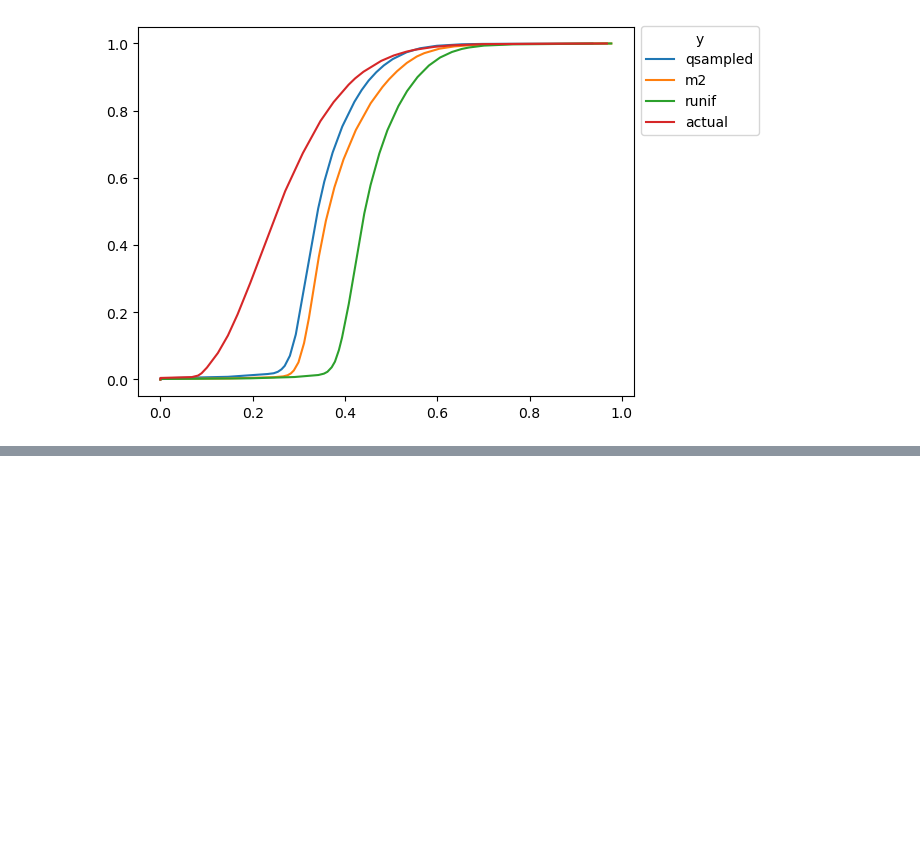
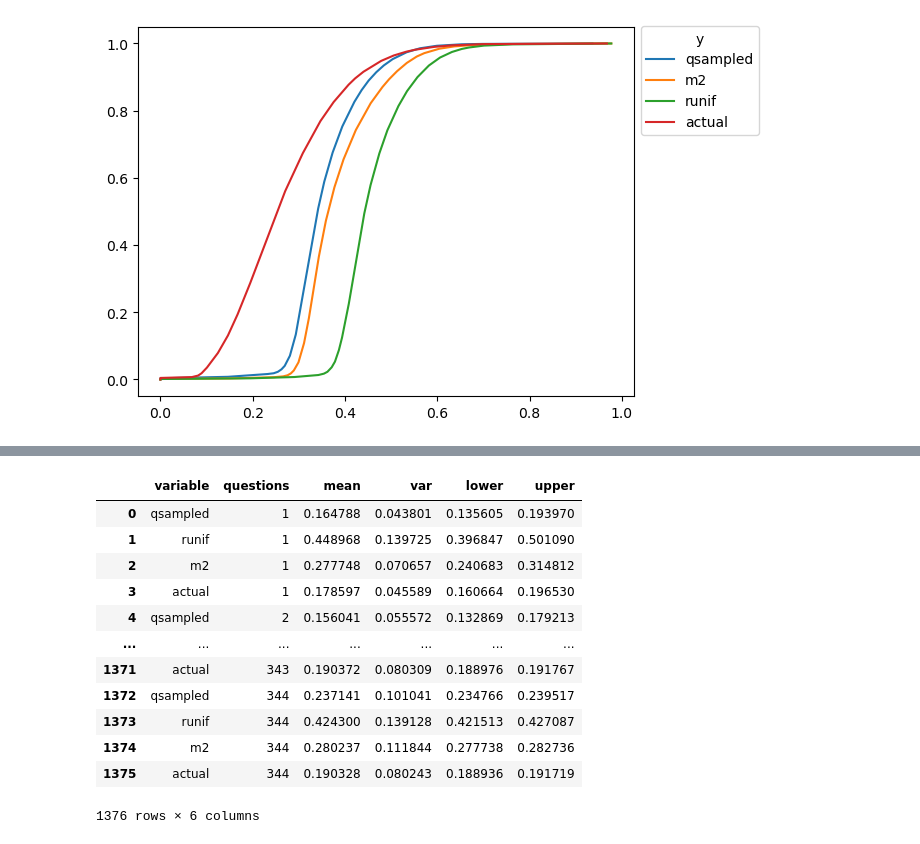
Before and after one commit to zeroknowledgediscovery/truthnet, a Jupyter notebook: notebooks/suspect-distributions.ipynb, the cells around one changed output, grey strips where cells are left out. Cells and saved outputs as stored; diff of their text form; code cells hidden in the pictures; blank space fills up the shorter version.

```diff
--- a/notebooks/suspect-distributions.ipynb
+++ b/notebooks/suspect-distributions.ipynb
@@ -626,0 +719,30 @@ tpl.save(
+# %%
+res_gdf = list()
+conf = 0.95
+for questions in tqdm(range(1, 345)):
+    for group in ["qsampled", "runif", "m2", "actual"]:
+        dfgq = dffgm.query("questions==@questions & y==@group")
+        mean = dfgq["value"].mean()
+        var = dfgq["value"].var()
+        ci = sms.DescrStatsW(dfgq["value"]).tconfint_mean(alpha=1 - conf)
+        res_gdf.append([group, questions, mean, var, ci[0], ci[1]])
+
+res_gdf = pd.DataFrame(
+    res_gdf, columns=["variable", "questions", "mean", "var", "lower", "upper"]
+)
+
+res_gdf
+# %% [output]
+|  | variable | questions | mean | var | lower | upper |
+| 0 | qsampled | 1 | 0.164788 | 0.043801 | 0.135605 | 0.193970 |
+| 1 | runif | 1 | 0.448968 | 0.139725 | 0.396847 | 0.501090 |
+| 2 | m2 | 1 | 0.277748 | 0.070657 | 0.240683 | 0.314812 |
+| 3 | actual | 1 | 0.178597 | 0.045589 | 0.160664 | 0.196530 |
+| 4 | qsampled | 2 | 0.156041 | 0.055572 | 0.132869 | 0.179213 |
+| ... | ... | ... | ... | ... | ... | ... |
+| 1371 | actual | 343 | 0.190372 | 0.080309 | 0.188976 | 0.191767 |
+| 1372 | qsampled | 344 | 0.237141 | 0.101041 | 0.234766 | 0.239517 |
+| 1373 | runif | 344 | 0.424300 | 0.139128 | 0.421513 | 0.427087 |
+| 1374 | m2 | 344 | 0.280237 | 0.111844 | 0.277738 | 0.282736 |
+| 1375 | actual | 344 | 0.190328 | 0.080243 | 0.188936 | 0.191719 |
+1376 rows × 6 columns
```
Also changed, not shown: parts of 8 cells of this notebook, 2 other files.
